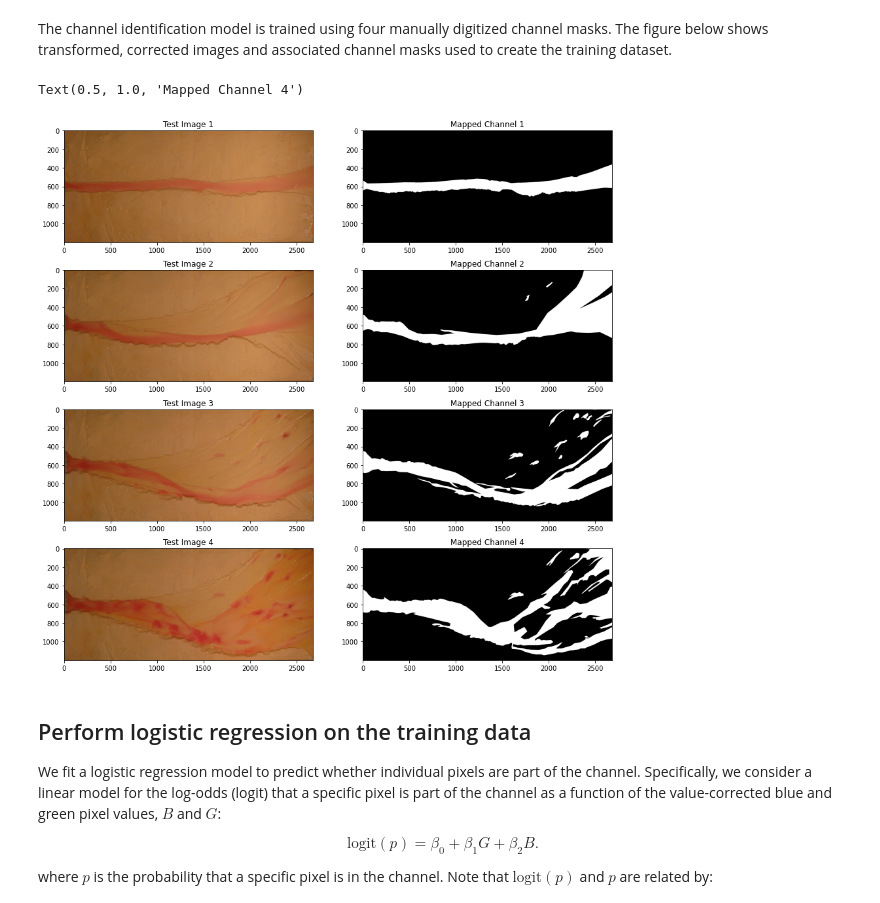
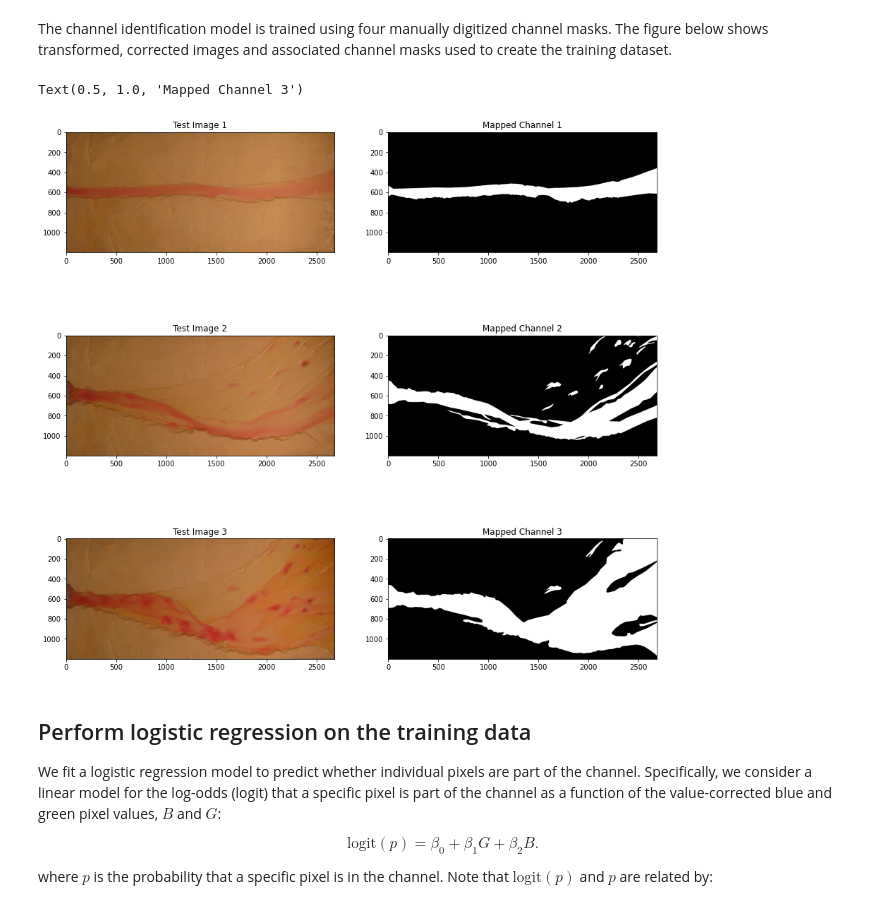
Before and after one commit to tashley/Relaxing-Channel-Data-and-Workflows, a Jupyter notebook: processing_raw_photos.ipynb, the cells around one changed output. Cells and saved outputs as stored; diff of their text form; code cells hidden in the pictures.

```diff
--- a/processing_raw_photos.ipynb
+++ b/processing_raw_photos.ipynb
@@ -18,7 +18,7 @@ from sklearn.linear_model import LogisticRegression
 
 Bed photos were taken obliquely and then orthorectified using known reference points. For example:
 # %%
-i = 2
+i = 1
 
 flist = glob.glob(os.path.join('data', 'photo_example', '*.jpg'))
 raw_image = io.imread(flist[i])
@@ -117,28 +117,26 @@ ax[2,1].imshow(corrected_image[:,:,2], vmin=0, vmax=1)
 # %% [markdown]
 The channel identification model is trained using four manually digitized channel masks. The figure below shows transformed, corrected images and associated channel masks used to create the training dataset.
 # %%
-masklist = glob.glob(os.path.join('example_data','photo_example', 'mask*.png'))
+masklist = glob.glob(os.path.join('data','photo_example', 'mask*.png'))
 
-fig, ax = plt.subplots(nrows=4, ncols=2, figsize=(15,15))
+fig, ax = plt.subplots(nrows=3, ncols=2, figsize=(15,15))
 
-for i in range(4):
+for i in range(3):
     rectim = rectify(io.imread(flist[i]))
     mask = ~(io.imread(masklist[i])/255)[:,:,0].astype(bool)
     ax[i,0].imshow(rectim)
     ax[i,1].imshow(mask, cmap='Greys_r')
 
 ax[0,0].set_title('Test Image 1')
 ax[1,0].set_title('Test Image 2')
 ax[2,0].set_title('Test Image 3')
-ax[3,0].set_title('Test Image 4')
 
 ax[0,1].set_title('Mapped Channel 1')
 ax[1,1].set_title('Mapped Channel 2')
 ax[2,1].set_title('Mapped Channel 3')
-ax[3,1].set_title('Mapped Channel 4')
 # %% [output]
-Text(0.5, 1.0, 'Mapped Channel 4')
+Text(0.5, 1.0, 'Mapped Channel 3')
-[figure, old version]
+[figure, new version]
 # %% [markdown]
 ## Perform logistic regression on the training data
 
```
Also changed, not shown: parts of 14 cells of this notebook, 20 other files.
